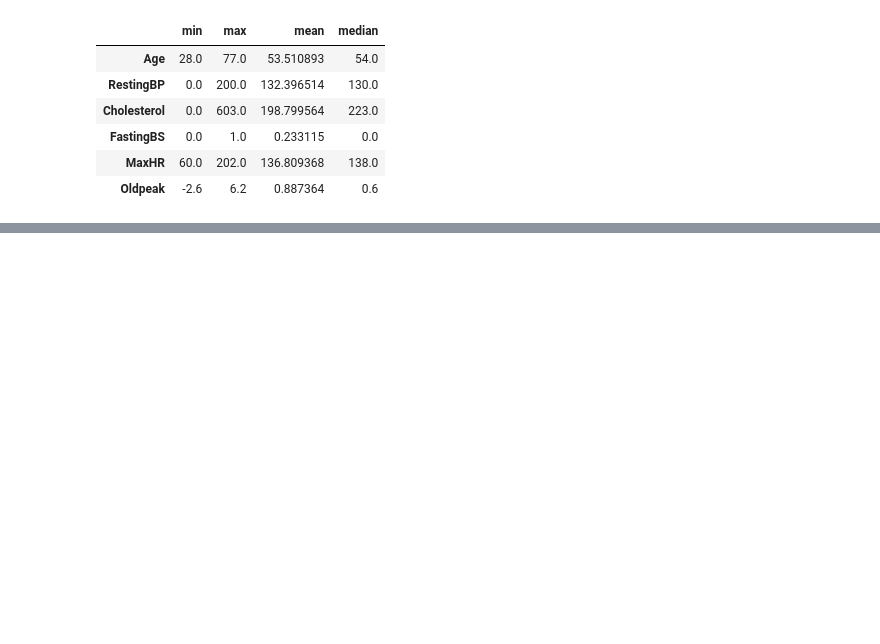
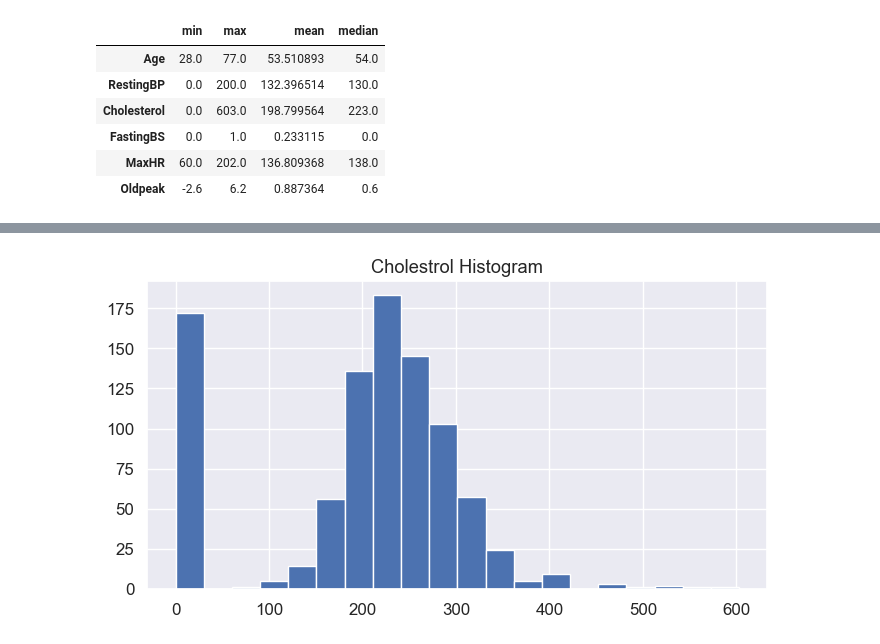
Before and after one commit to kazrkb/ml-modules, a Jupyter notebook: m-6/m-6.ipynb, the cells around one changed output, grey strips where cells are left out. Saved outputs shown, nothing was run; the diff lists cells and outputs as text; code cells hidden in the pictures; blank space fills up the shorter version.

```diff
--- a/m-6/m-6.ipynb
+++ b/m-6/m-6.ipynb
@@ -113,0 +135,6 @@ df[numeric_cols].agg(['min','max','mean','median']).T
+# %%
+df['Cholesterol'].hist(bins=20,figsize=(8,4))
+plt.title('Cholestrol Histogram')
+plt.show()
+# %% [output]
+[figure, added]
```
Also changed, not shown: parts of 6 cells of this notebook.
